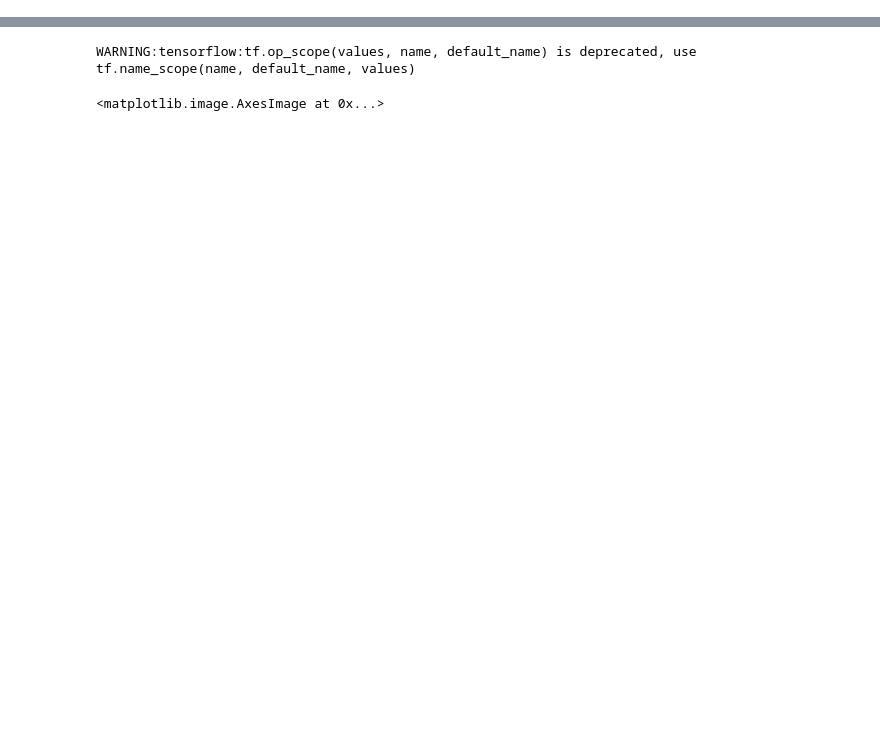
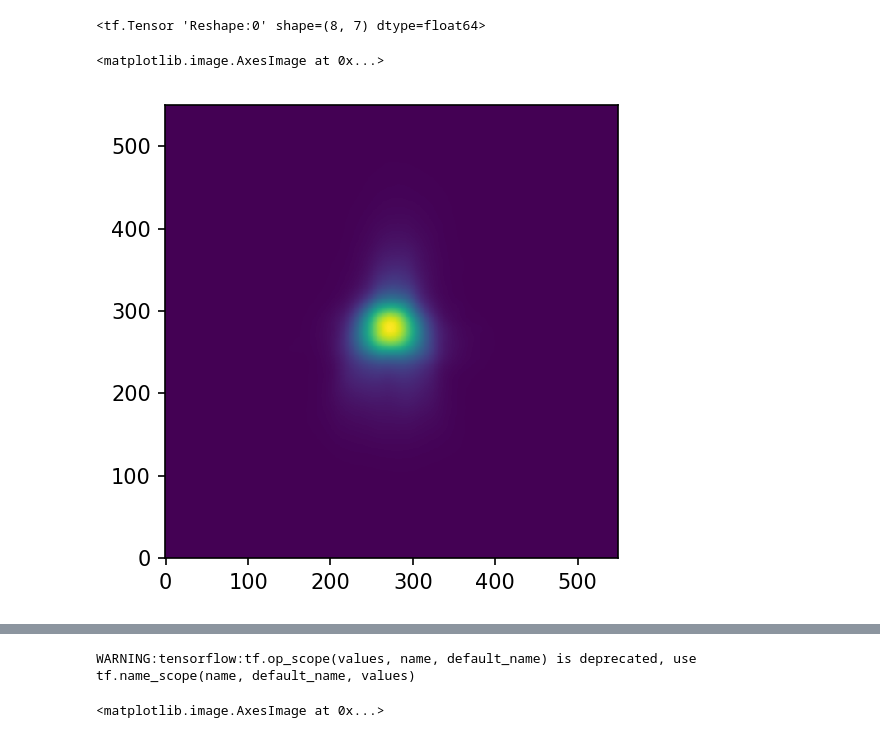
Before and after one commit to mirca/vaneska, a Jupyter notebook: interp_grad_demo.ipynb, the cells around one changed output, grey strips where cells are left out. Saved outputs shown, nothing was run; the diff lists cells and outputs as text; code cells hidden in the pictures; blank space fills up the shorter version.

```diff
--- a/interp_grad_demo.ipynb
+++ b/interp_grad_demo.ipynb
@@ -8,0 +43,4 @@ rcParams["savefig.dpi"] = 150
+# %%
+model
+# %% [output]
+<tf.Tensor 'Reshape:0' shape=(8, 7) dtype=float64>
@@ -8,0 +51,5 @@ rcParams["savefig.dpi"] = 150
+# %%
+plt.imshow(prf.supersampled_prf, origin='lower')
+# %% [output]
+<matplotlib.image.AxesImage at 0x...>
+[figure, added]
```
Also changed, not shown: parts of 51 cells of this notebook, 2 other files.
